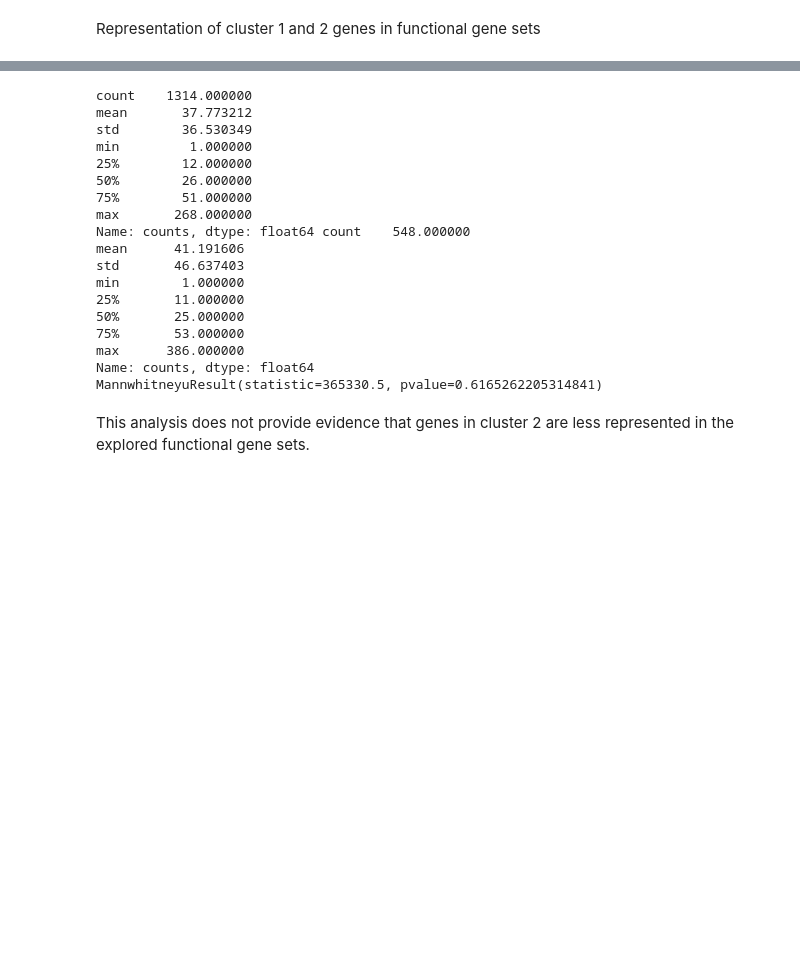
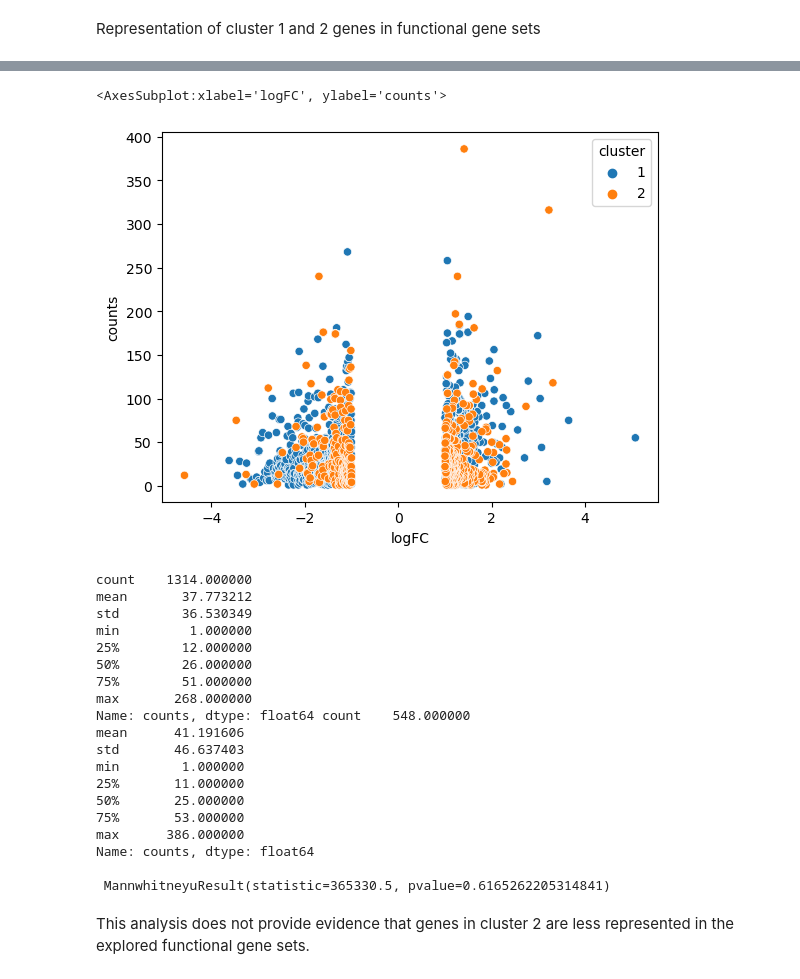
Before and after one commit to ursueugen/transcriptional-profiles_enrichment-analysis, a Jupyter notebook: Gene_sets.ipynb, the cells around one changed output, grey strips where cells are left out. Drawn from its saved outputs; the diff is of its cells as text; code cells hidden in the pictures; blank space fills up the shorter version.

```diff
--- a/Gene_sets.ipynb
+++ b/Gene_sets.ipynb
@@ -70,8 +73,22 @@ df_c2["counts"].plot()
+# %%
+df_c1["cluster"] = "1"
+df_c2["cluster"] = "2"
+df_c = pd.concat([df_c1, df_c2])
+
+sns.scatterplot(
+    data=df_c,
+    x="logFC",
+    y="counts",
+    hue="cluster"
+)
+# %% [output]
+<AxesSubplot:xlabel='logFC', ylabel='counts'>
+[figure, added]
 # %%
 from scipy.stats import mannwhitneyu
 
 print(df_c1["counts"].describe(), df_c2["counts"].describe())
-print(mannwhitneyu(df_c1["counts"].dropna(), df_c2["counts"].dropna()))
+print("\n", mannwhitneyu(df_c1["counts"].dropna(), df_c2["counts"].dropna()))
 # %% [output]
 count    1314.000000
 mean       37.773212
@@ -90,6 +107,7 @@ min        1.000000
 75%       53.000000
 max      386.000000
 Name: counts, dtype: float64
-MannwhitneyuResult(statistic=365330.5, pvalue=0.6165262205314841)
+
+ MannwhitneyuResult(statistic=365330.5, pvalue=0.6165262205314841)
 # %% [markdown]
 This analysis does not provide evidence that genes in cluster 2 are less represented in the explored functional gene sets.
```
Also changed, not shown: parts of 4 cells of this notebook.
